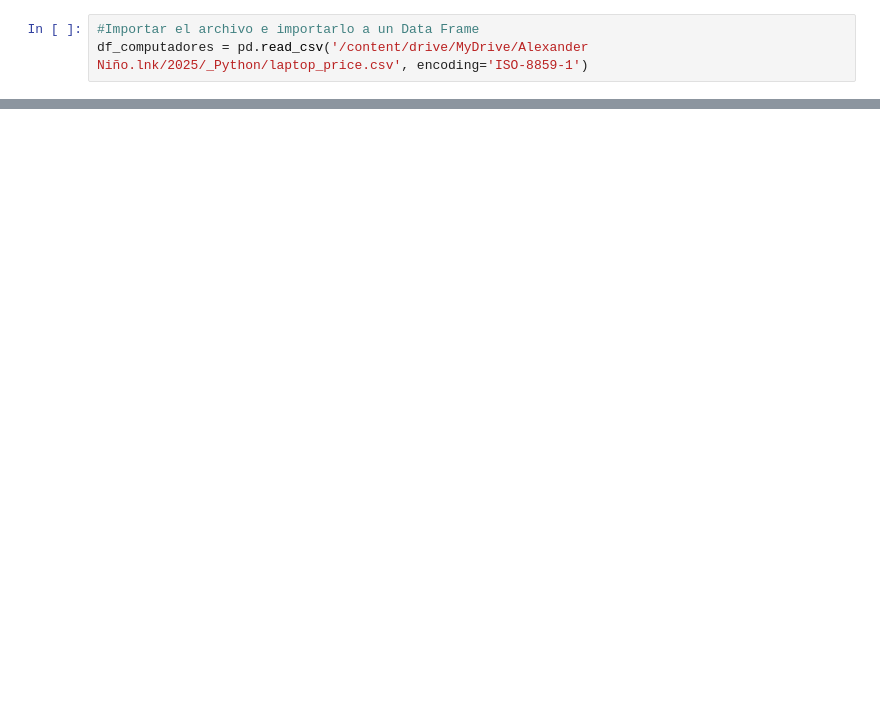
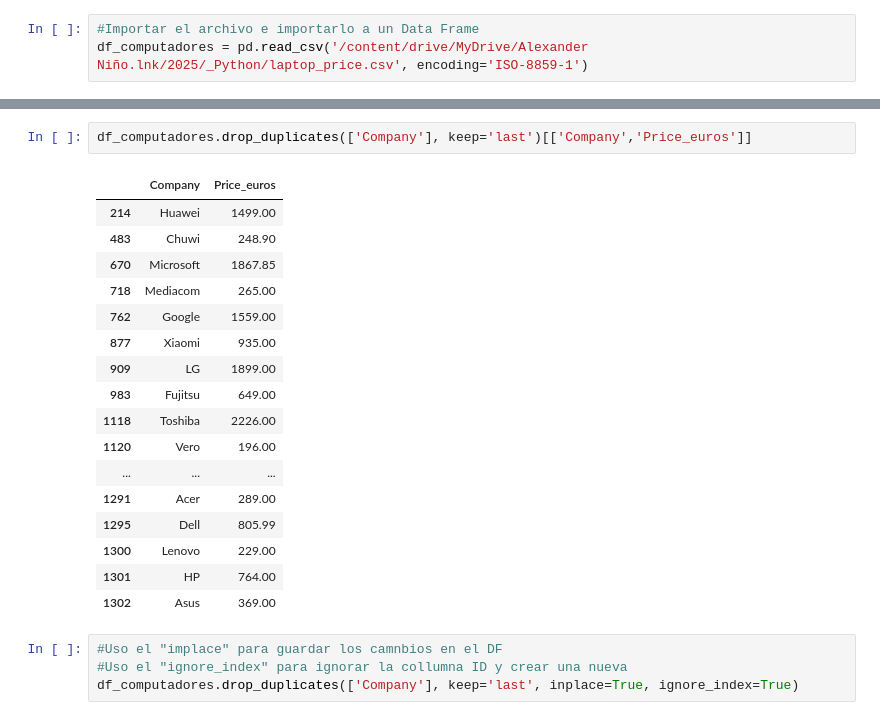
Before and after one commit to nomo82/python, a Jupyter notebook: Eliminar_repetidos_7.ipynb, the cells around one changed output, grey strips where cells are left out. Drawn from its saved outputs; the diff is of its cells as text; blank space fills up the shorter version.

```diff
--- a/Eliminar_repetidos_7.ipynb
+++ b/Eliminar_repetidos_7.ipynb
@@ -23,0 +54,24 @@ df_computadores.head(3)
+# %%
+df_computadores.drop_duplicates(['Company'], keep='last')[['Company','Price_euros']]
+# %% [output]
+|  | Company | Price_euros |
+| 214 | Huawei | 1499.00 |
+| 483 | Chuwi | 248.90 |
+| 670 | Microsoft | 1867.85 |
+| 718 | Mediacom | 265.00 |
+| 762 | Google | 1559.00 |
+| 877 | Xiaomi | 935.00 |
+| 909 | LG | 1899.00 |
+| 983 | Fujitsu | 649.00 |
+| 1118 | Toshiba | 2226.00 |
+| 1120 | Vero | 196.00 |
+| ... | ... | ... |
+| 1291 | Acer | 289.00 |
+| 1295 | Dell | 805.99 |
+| 1300 | Lenovo | 229.00 |
+| 1301 | HP | 764.00 |
+| 1302 | Asus | 369.00 |
+# %%
+#Uso el "implace" para guardar los camnbios en el DF
+#Uso el "ignore_index" para ignorar la collumna ID y crear una nueva
+df_computadores.drop_duplicates(['Company'], keep='last', inplace=True, ignore_index=True)
```
Also changed, not shown: parts of 5 cells of this notebook.
